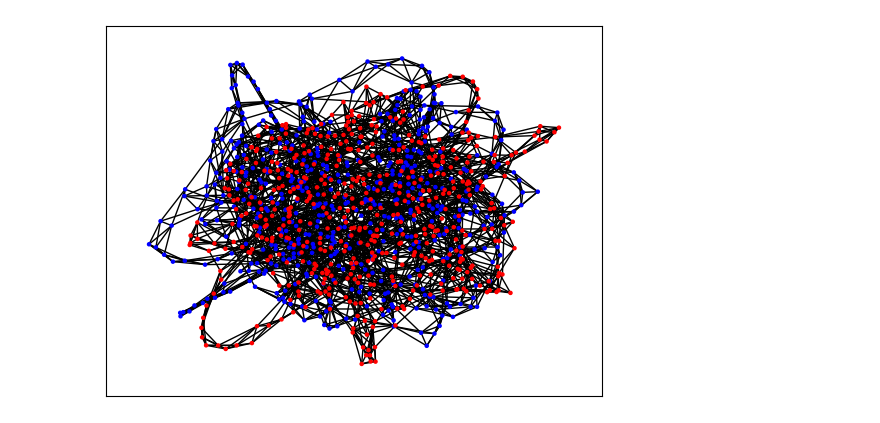
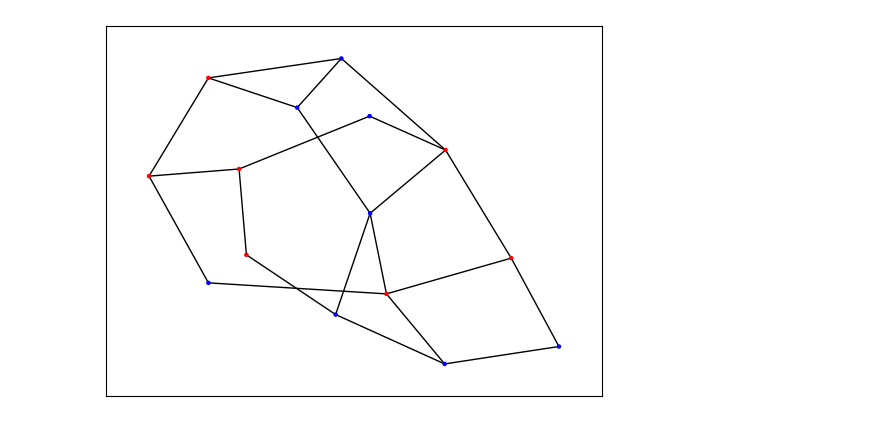
Before and after one commit to tlee10333/NashEquilibrium, a Jupyter notebook: code/testbench.ipynb, the cells around one changed output. Saved outputs shown, nothing was run; the diff lists cells and outputs as text; code cells hidden in the pictures.

```diff
--- a/code/testbench.ipynb
+++ b/code/testbench.ipynb
@@ -1,8 +1,8 @@
 # %%
-from WS import WS
+from WS import Network
 import networkx as nx
 
-x = WS(1024, 6, 0.1)
+x = Network(15, 3, 0.2)
 x.draw()
 # %% [output]
-[figure, old version]
+[figure, new version]
```
Also changed, not shown: parts of 7 cells of this notebook, 3 other files.
